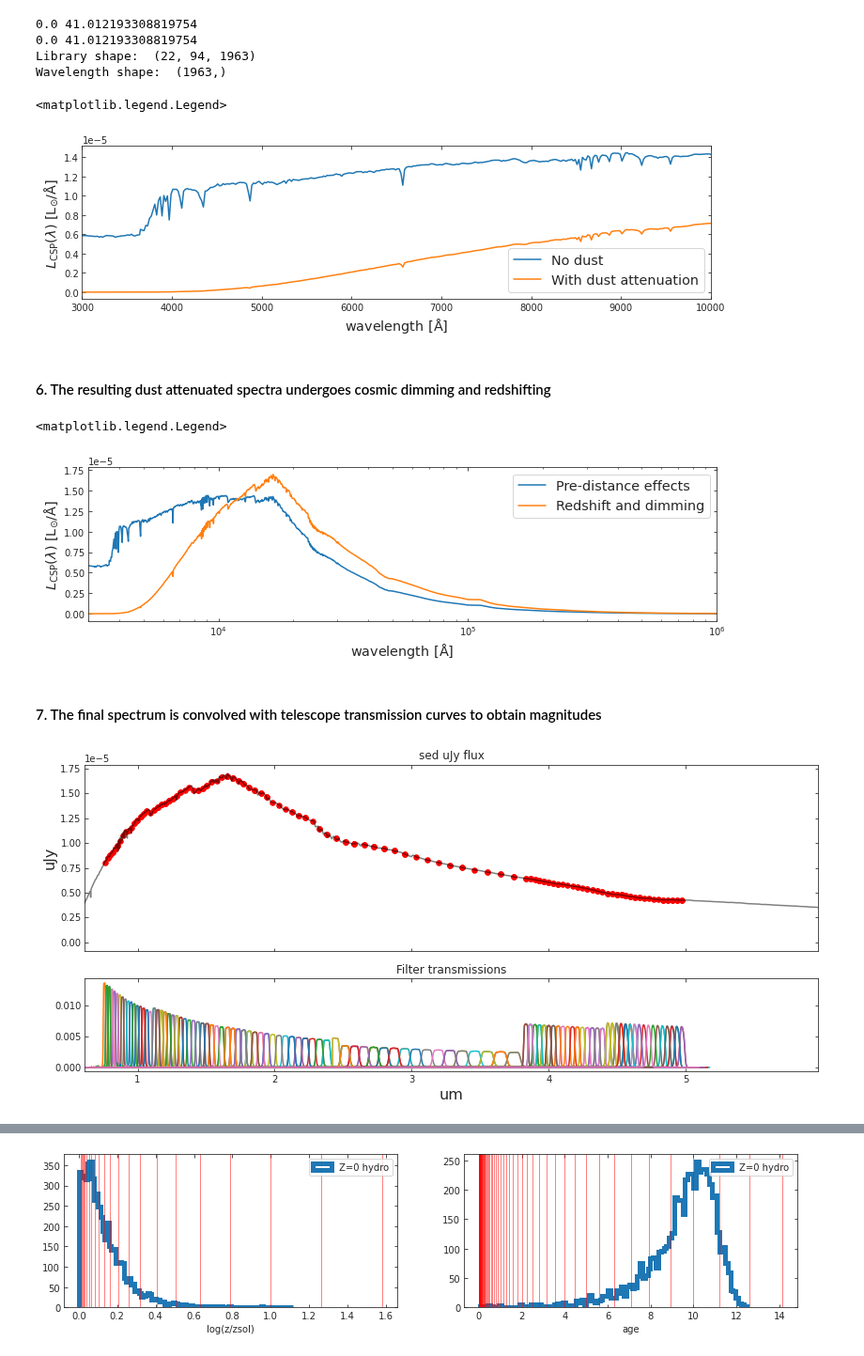
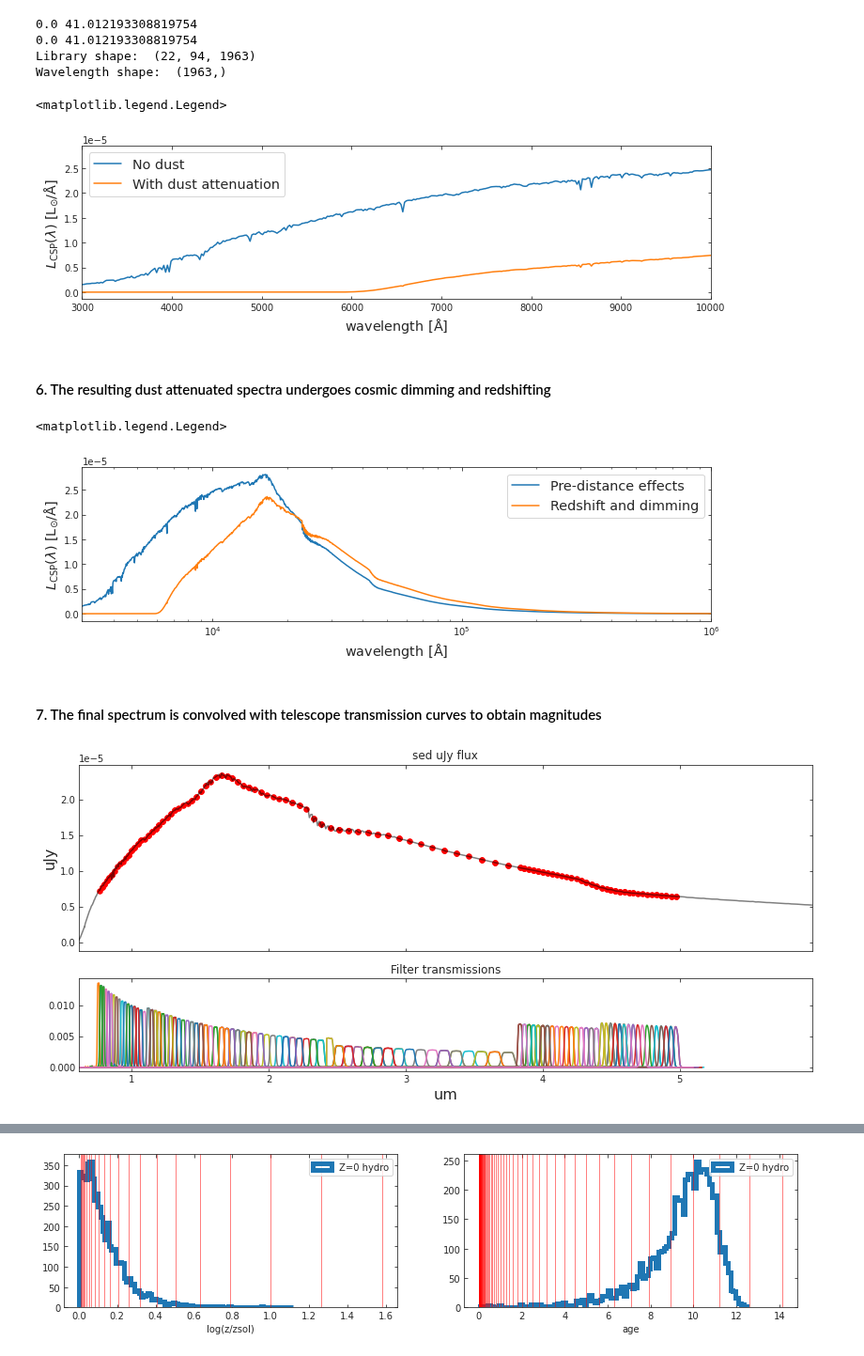
Before and after one commit to nesar/watercolor, a Jupyter notebook: nbs/index.ipynb, the cells around one changed output, grey strips where cells are left out. Shown at 94% size. Saved outputs shown, nothing was run; the diff lists cells and outputs as text; code cells hidden in the pictures.

```diff
--- a/nbs/index.ipynb
+++ b/nbs/index.ipynb
@@ -42,7 +38,7 @@ STELLAR_LIBRARY_DIR, ALL_FILTER_DIR
 galaxy_star_catalog_file = '../watercolor/data/test_hacc_stellar_catalog/Gals_Z0_576.txt'
 galaxy_tags, stellar_idx, metal_hydro, mass, age_hydro, x, y, z , vx, vy, vz = watercolor.load_sim_stellar_catalog.load_hacc_galaxy_data(galaxy_star_catalog_file)
 # %%
-galaxy_number = 2
+galaxy_number = 1
 unique_galaxy_tag = np.unique(galaxy_tags)[galaxy_number]
 print('Number of galaxies: %d'%np.unique(galaxy_tags).shape[0])
 logmstar = np.array([np.log10( np.sum(mass[galaxy_tags == unique_galaxy_tag]))])
@@ -125,7 +121,7 @@ a.set_ylabel(r'$L_{\rm CSP}(\lambda)\ {\rm [L_{\odot}/\AA]}$', fontsize = 'x-lar
 a.legend(fontsize='x-large')
 # %% [output]
 <matplotlib.legend.Legend>
-[figure, old version]
+[figure, new version]
 # %% [markdown]
 #### 6. The resulting dust attenuated spectra undergoes cosmic dimming and redshifting
 # %%
@@ -150,36 +146,34 @@ a.set_ylabel(r'$L_{\rm CSP}(\lambda)\ {\rm [L_{\odot}/\AA]}$', fontsize = 'x-lar
 a.legend(fontsize='x-large')
 # %% [output]
 <matplotlib.legend.Legend>
-[figure, old version]
+[figure, new version]
 # %% [markdown]
 #### 7. The final spectrum is convolved with telescope transmission curves to obtain magnitudes
 # %%
 ##### Load survey filters
 
 SURVEY_STRING = 'SPHEREx'
-central_wavelengths, bandpass_wavs, bandpass_vals, bandpass_names = load_survey_pickle(ALL_FILTER_DIR+SURVEY_STRING)
+central_wavelengths, bandpass_wavs, bandpass_vals, bandpass_names = load_survey_pickle(SURVEY_STRING)
 
 
 ##### Compute bandpasses
 
 # sed_um_wave = spec_wave_ssp/1e4
 # sed_mJy_flux = spec_csp*1e3
 sed_um_wave = redsh_wave/1e4
 sed_mJy_flux = redsh_spec*1e3
 
 flux_survey, appmag_ext_survey, band_fluxes_survey = photometry_from_spectra(central_wavelengths,
                                                                           sed_um_wave,
                                                                           sed_mJy_flux,
                                                                           bandpass_wavs,
                                                                           bandpass_vals,
                                                                           bandpass_names,
                                                                           interp_kind='linear',
                                                                           plot=True,
                                                                           clip_bandpass=True)
-
-survey_mags = appmag_ext_survey
 # %% [output]
-[figure, old version]
+[figure, new version]
 # %%
 ##### Load survey filters
 
```
Also changed, not shown: parts of 13 cells of this notebook, 9 other files.
